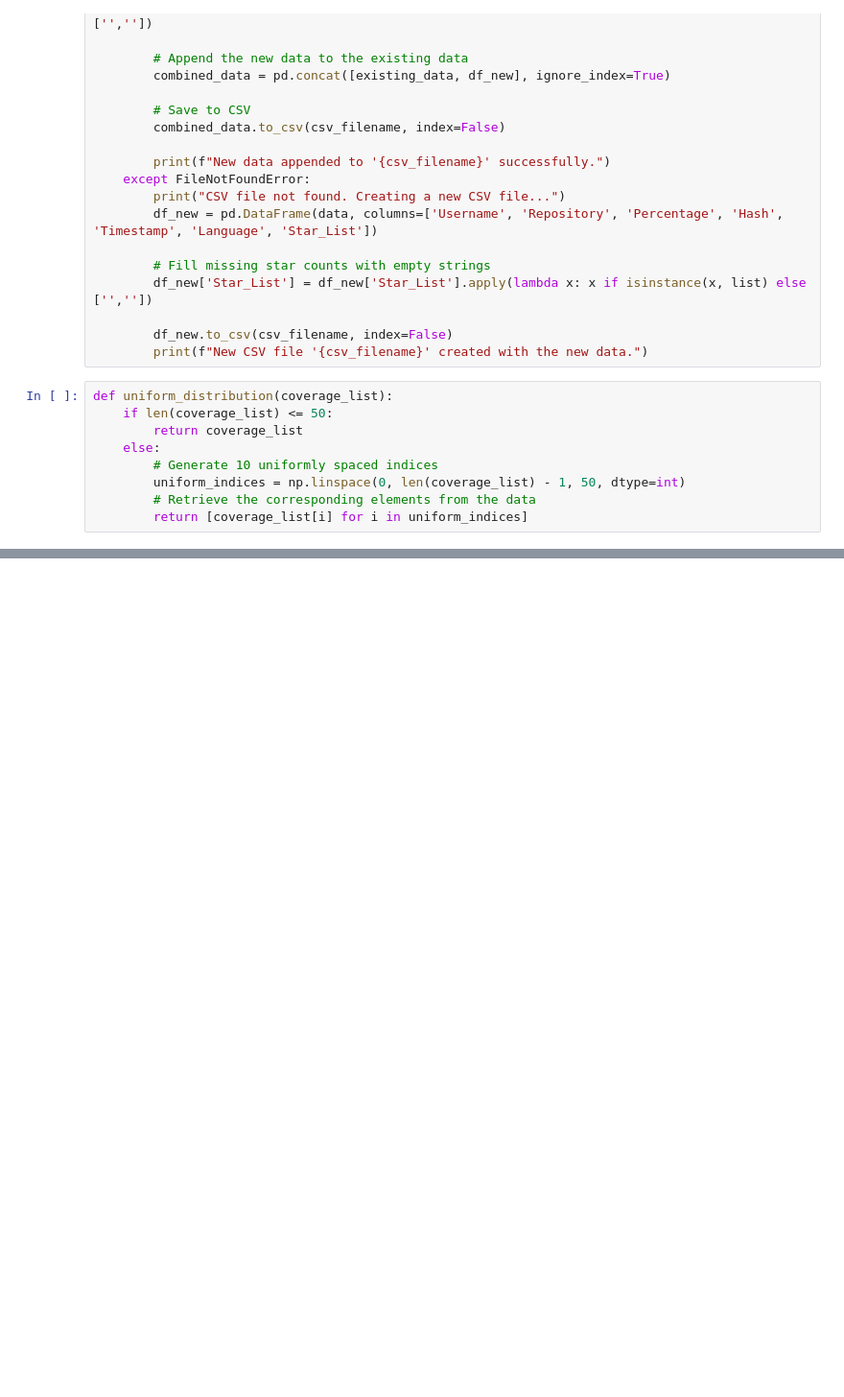
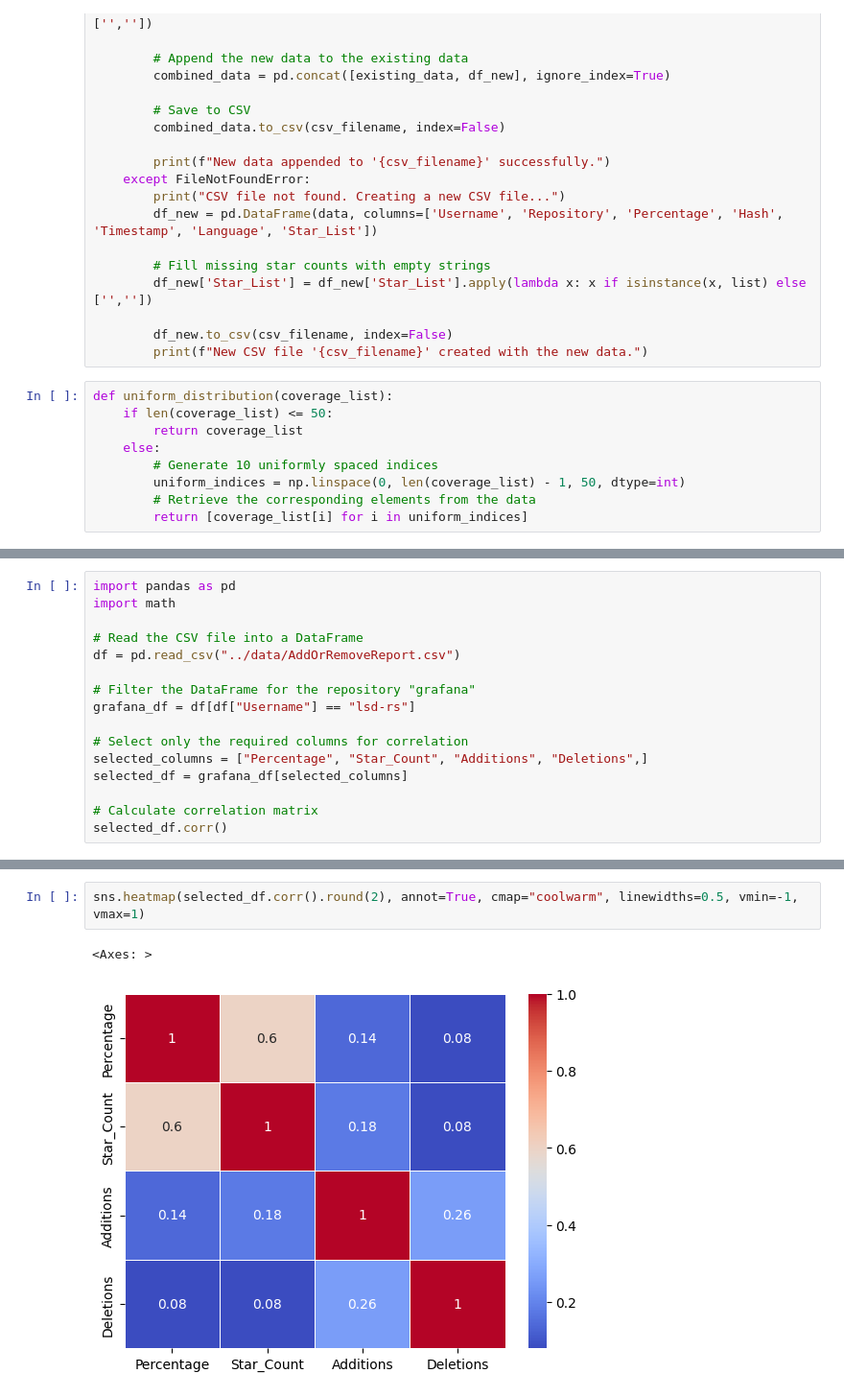
Before and after one commit to rajkunamaneni/Code-Coverage-Trends, a Jupyter notebook: src/AutoTesting.ipynb, the cells around one changed output, grey strips where cells are left out. Shown: that part at 96% size. Drawn from its saved outputs; the diff is of its cells as text; blank space fills up the shorter version.

Commit message:
correlation test

```diff
--- a/src/AutoTesting.ipynb
+++ b/src/AutoTesting.ipynb
@@ -138,0 +211,16 @@ for i in unique_timestamps:
+# %%
+import pandas as pd
+import math
+
+# Read the CSV file into a DataFrame
+df = pd.read_csv("../data/AddOrRemoveReport.csv")
+
+# Filter the DataFrame for the repository "grafana"
+grafana_df = df[df["Username"] == "lsd-rs"]
+
+# Select only the required columns for correlation
+selected_columns = ["Percentage", "Star_Count", "Additions", "Deletions",]
+selected_df = grafana_df[selected_columns]
+
+# Calculate correlation matrix
+selected_df.corr()
@@ -138,0 +241,5 @@ for i in unique_timestamps:
+# %%
+sns.heatmap(selected_df.corr().round(2), annot=True, cmap="coolwarm", linewidths=0.5, vmin=-1, vmax=1)
+# %% [output]
+<Axes: >
+[figure, added]
```
Also changed, not shown: parts of 8 cells of this notebook, 10 other files.
